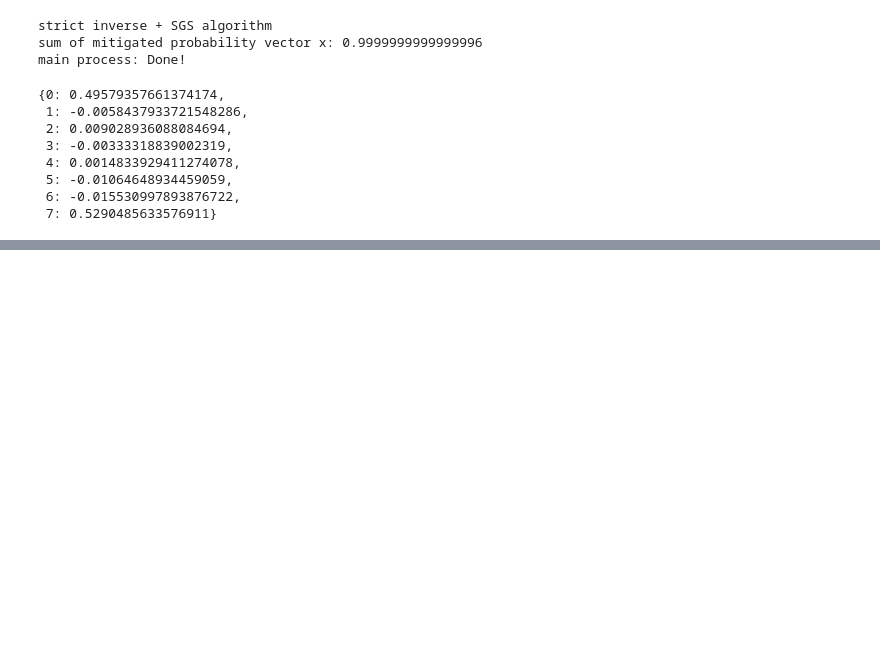
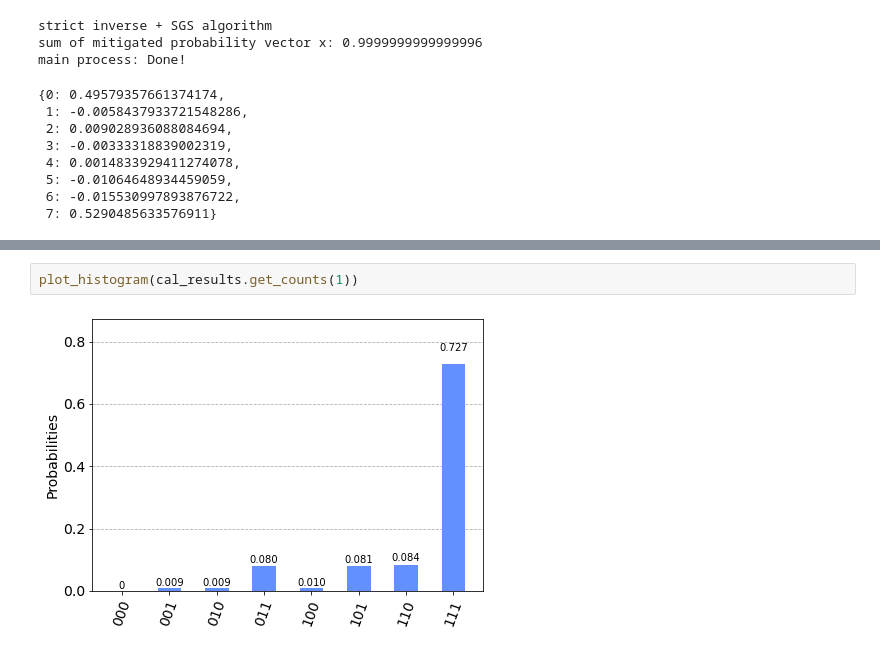
Before and after one commit to BOBO1997/sigqs03, a Jupyter notebook: presentation/fig_ghz.ipynb, the cells around one changed output, grey strips where cells are left out. Saved outputs shown, nothing was run; the diff lists cells and outputs as text; blank space fills up the shorter version.

```diff
--- a/presentation/fig_ghz.ipynb
+++ b/presentation/fig_ghz.ipynb
@@ -115,0 +120,4 @@ main process: Done!
+# %%
+plot_histogram(cal_results.get_counts(1))
+# %% [output]
+[figure, added]
```
Also changed, not shown: parts of 4 cells of this notebook, 1 other file.
